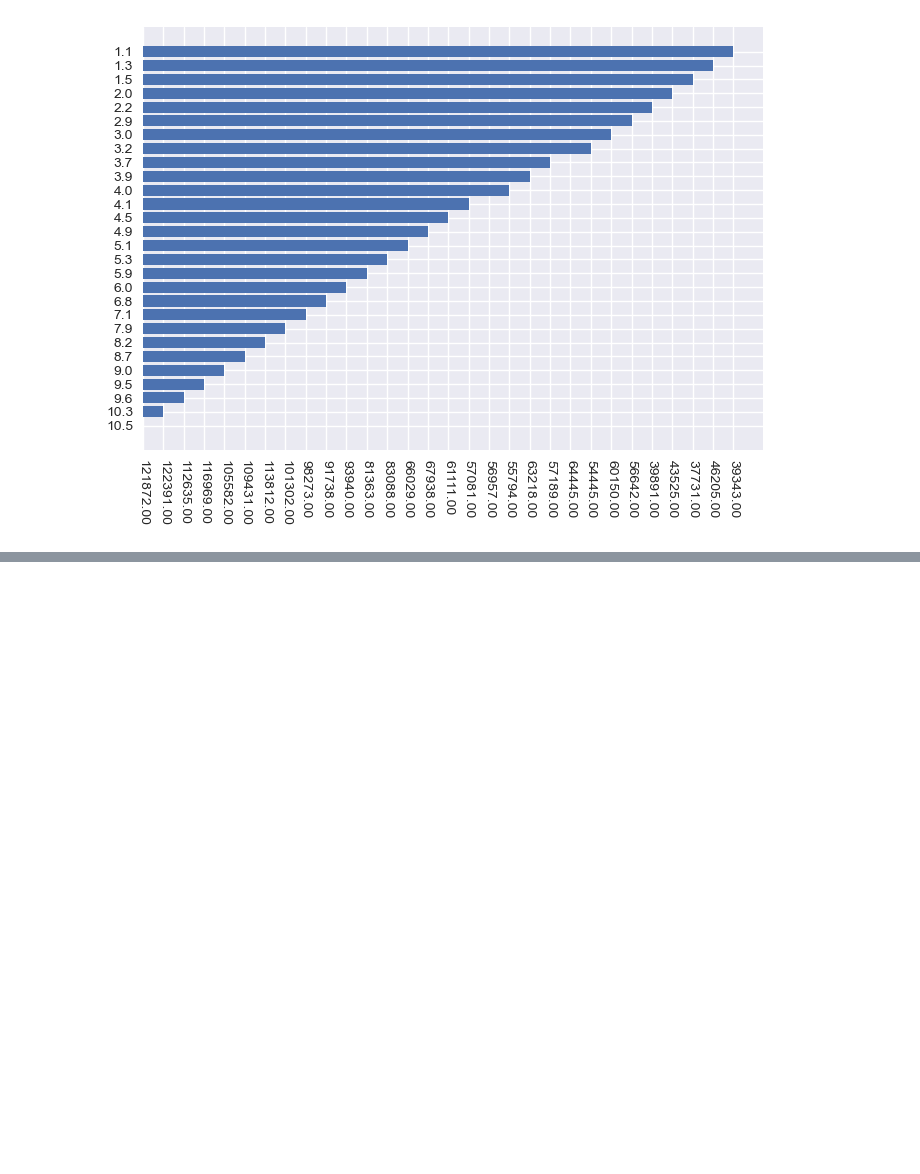
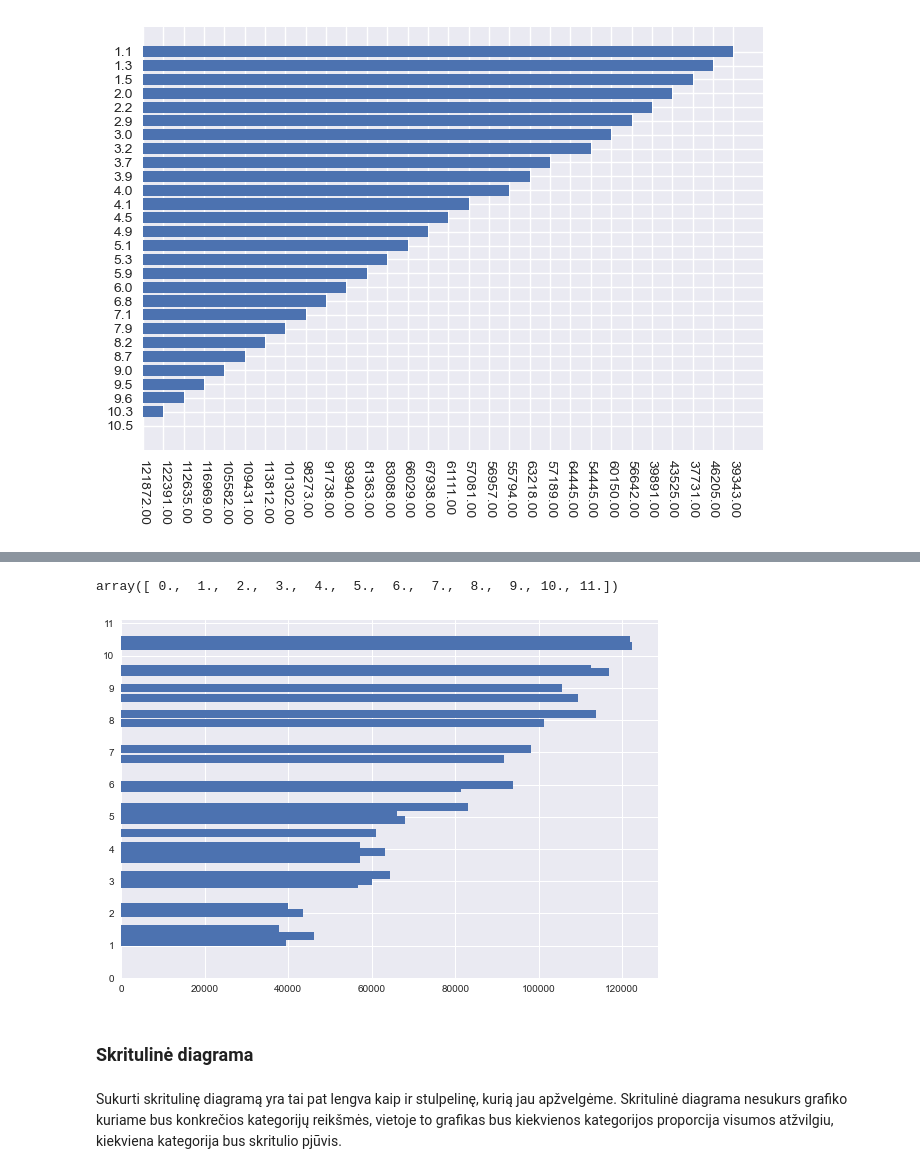
Before and after one commit to tavo-robotas/DI_101, a Jupyter notebook: __II_Data_Visual/__I_matplotlib.ipynb, the cells around one changed output, grey strips where cells are left out. Drawn from its saved outputs; the diff is of its cells as text; code cells hidden in the pictures; blank space fills up the shorter version.

```diff
--- a/__II_Data_Visual/__I_matplotlib.ipynb
+++ b/__II_Data_Visual/__I_matplotlib.ipynb
@@ -387,0 +429,24 @@ plt.xticks(rotation=-90);
+# %%
+plt.style.use('seaborn')
+# %%
+bar_width = 0.25
+# %%
+x = data.YearsExperience
+y = data.Salary
+# %%
+x_range = np.arange(0, max(x)+1, 1)
+# %%
+x_range
+# %% [output]
+array([ 0.,  1.,  2.,  3.,  4.,  5.,  6.,  7.,  8.,  9., 10., 11.])
+# %%
+plt.barh(x, y, height=bar_width)
+plt.yticks(x_range)
+plt.tight_layout()
+plt.grid(True)
+# %% [output]
+[figure, added]
+# %% [markdown]
+### Skritulinė diagrama
+# %% [markdown]
+Sukurti skritulinę diagramą yra tai pat lengva kaip ir stulpelinę, kurią jau apžvelgėme. Skritulinė diagrama nesukurs grafiko kuriame bus konkrečios kategorijų reikšmės, vietoje to grafikas bus kiekvienos kategorijos proporcija visumos atžvilgiu, kiekviena kategorija bus skritulio pjūvis.
```
Also changed, not shown: parts of 130 cells of this notebook, 11 other files.
